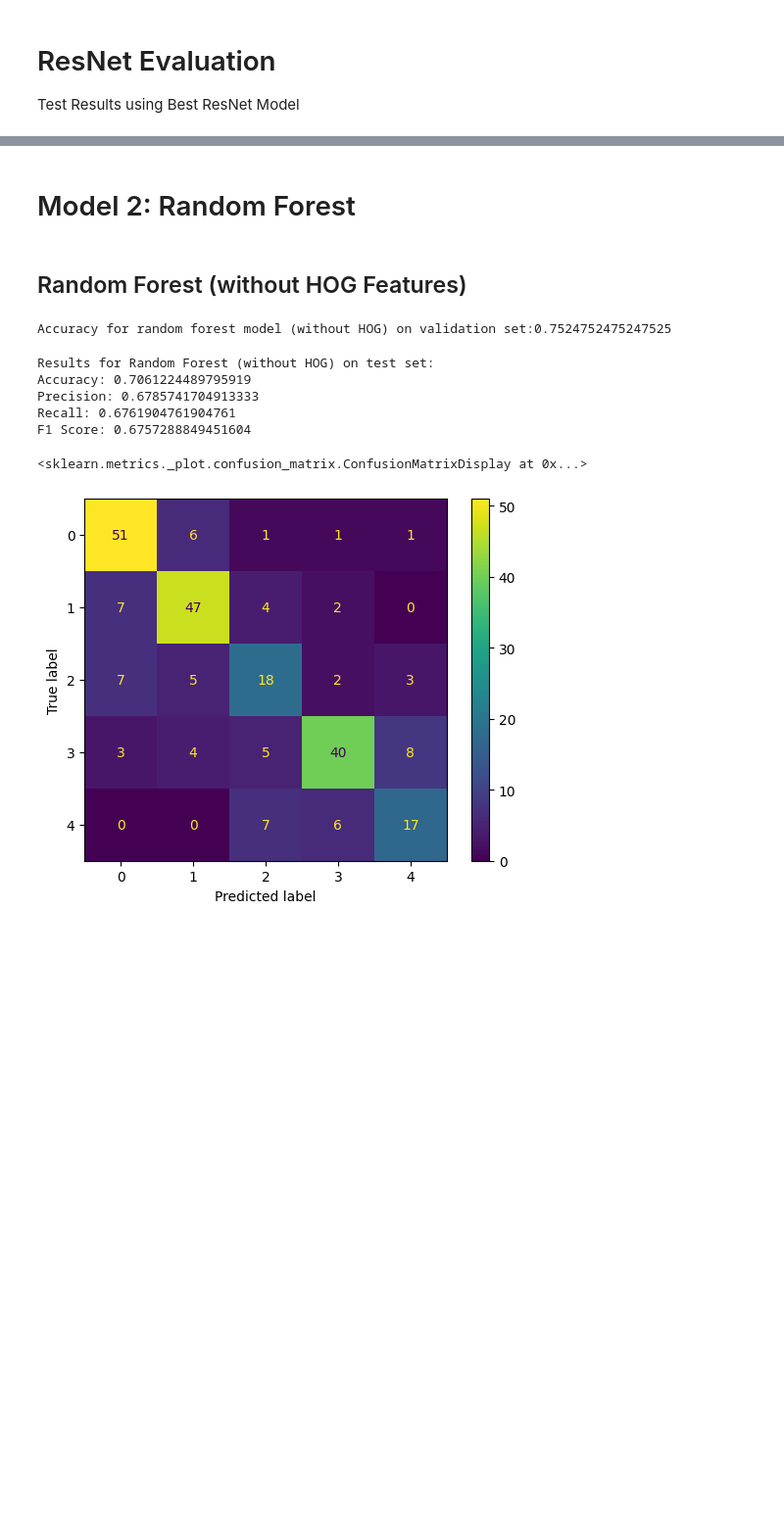
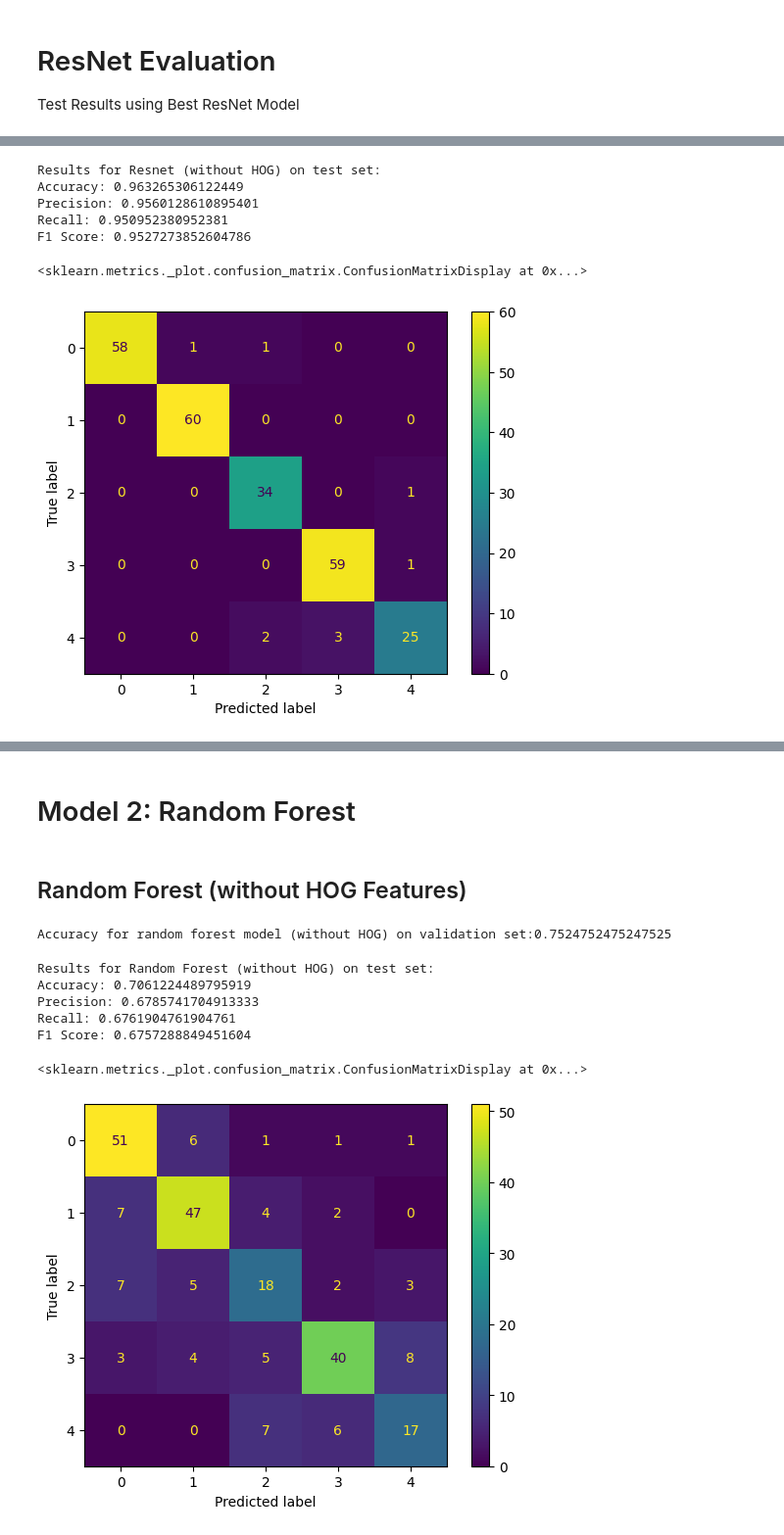
Before and after one commit to jarylongsq/IS4242-project, a Jupyter notebook: collated.ipynb, the cells around one changed output, grey strips where cells are left out. Shown at 98% size. Saved outputs shown, nothing was run; the diff lists cells and outputs as text; code cells hidden in the pictures; blank space fills up the shorter version.

Commit message:
Update preprocessing and resnet

```diff
--- a/collated.ipynb
+++ b/collated.ipynb
@@ -109,10 +109,12 @@ for data_path in data_paths:
 X_train = np.array(X_data_train)
 X_train_hog = np.array(X_data_train_hog)
 y_train = np.array(y_data_train)
+y_train_hog = np.array(y_data_train)
 
 X_test = np.array(X_data_test)
 X_test_hog = np.array(X_data_test_hog)
 y_test = np.array(y_data_test)
+y_test_hog = np.array(y_data_test)
 # %% [markdown]
 ### Optional: Saving the Dataframes
 # %%
@@ -129,16 +131,16 @@ with open("preprocessed_data/test_df.pkl", "wb") as f:
     pickle.dump(test_df, f)
 
 train_df_hog = pd.DataFrame(data=X_train_hog, columns=[f"hog_{i}" for i in range(X_train_hog.shape[1])])
-train_df_hog['label'] = y_train
+train_df_hog['label'] = y_train_hog
 
 test_df_hog = pd.DataFrame(data=X_test_hog, columns=[f"hog_{i}" for i in range(X_test_hog.shape[1])])
-test_df['label'] = y_test
+test_df_hog['label'] = y_test_hog
 
 with open("preprocessed_data/hog_train_df.pkl", "wb") as f:
-    pickle.dump(train_df, f)
+    pickle.dump(train_df_hog, f)
 
 with open("preprocessed_data/hog_test_df.pkl", "wb") as f:
-    pickle.dump(test_df, f)
+    pickle.dump(test_df_hog, f)
 # %% [markdown]
 # Model 1: ResNet
 # %%
@@ -310,18 +332,34 @@ test_loss, test_acc, test_preds, test_targets, test_probs = test_step(
 # %%
 test_preds_list = [pred.item() for batch_preds in test_preds for pred in batch_preds]
 test_targets_list = [target.item() for batch_targets in test_targets for target in batch_targets]
 test_probs_list = []
 for batch_probs in test_probs:
     for prob in batch_probs:
         test_probs_list.append(prob.tolist())
 
-# 1. Classification Report
-report = classification_report(test_targets_list, test_preds_list, digits=4)
-print(report)
+# 1. Accuracy, Precision, Recall, F1 score
+accuracy_resnet = accuracy_score(test_targets_list, test_preds_list)
+precision_resnet = precision_score(test_targets_list, test_preds_list, average='macro')
+recall_resnet = recall_score(test_targets_list, test_preds_list, average='macro')
+f1_resnet = f1_score(test_targets_list, test_preds_list, average='macro')
+
+print("Results for Resnet (without HOG) on test set:")
+print(f"Accuracy: {accuracy_resnet}")
+print(f"Precision: {precision_resnet}")
+print(f"Recall: {recall_resnet}")
+print(f"F1 Score: {f1_resnet}")
 
 # 2. Confusion Matrix
 resnet_cm = confusion_matrix(test_targets_list, test_preds_list)
 ConfusionMatrixDisplay(confusion_matrix=resnet_cm).plot()
+# %% [output]
+Results for Resnet (without HOG) on test set:
+Accuracy: 0.963265306122449
+Precision: 0.9560128610895401
+Recall: 0.950952380952381
+F1 Score: 0.9527273852604786
+<sklearn.metrics._plot.confusion_matrix.ConfusionMatrixDisplay at 0x...>
+[figure, added]
 # %%
 # 3. One vs Rest ROC curve
 
```
Also changed, not shown: parts of 3 cells of this notebook.
